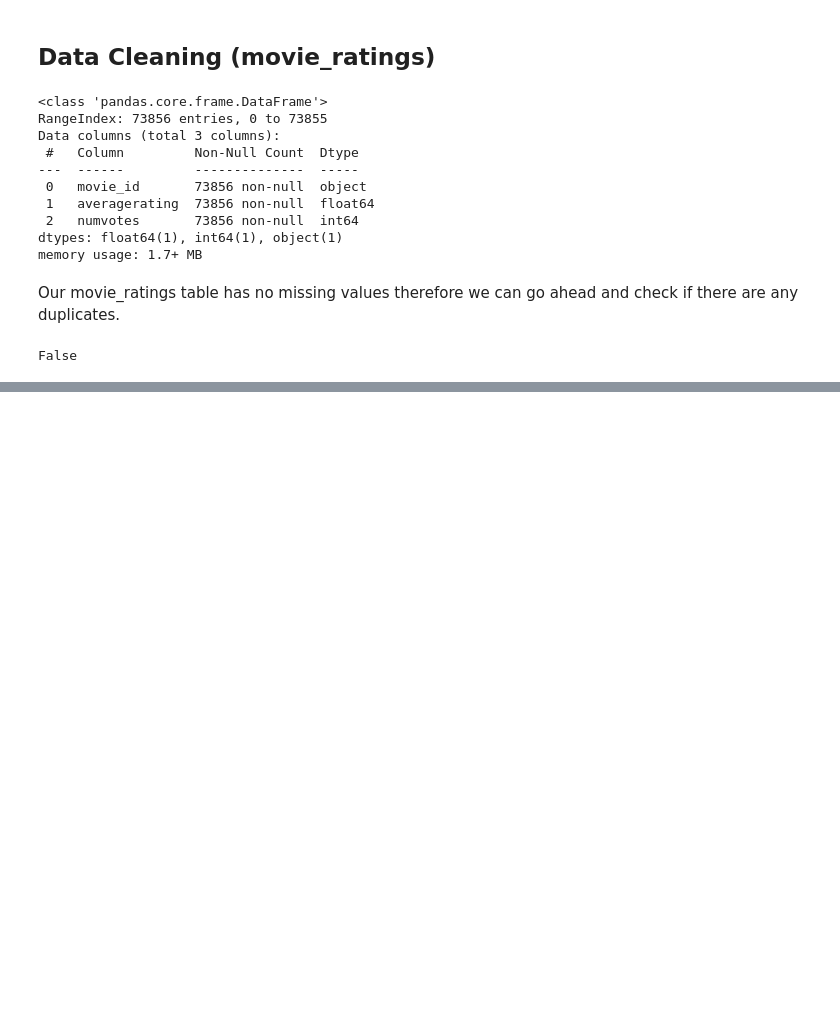
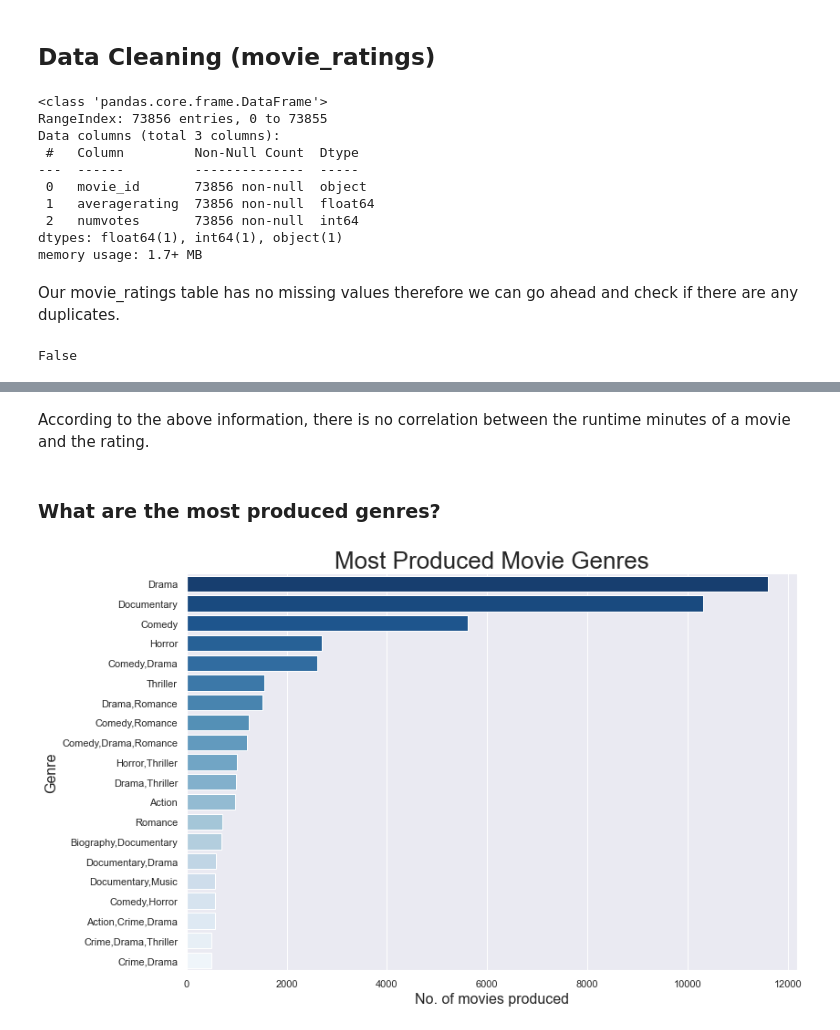
Before and after one commit to Gorreti/movies-analysis, a Jupyter notebook: movies-analysis.ipynb, the cells around one changed output, grey strips where cells are left out. Cells and saved outputs as stored; diff of their text form; code cells hidden in the pictures; blank space fills up the shorter version.

```diff
--- a/movies-analysis.ipynb
+++ b/movies-analysis.ipynb
@@ -578,0 +744,18 @@ False
+# %% [markdown]
+According to the above information, there is no correlation between the runtime minutes of a movie and the rating.
+# %% [markdown]
+### What are the most produced genres?
+# %%
+#top most produced genres
+count = moviesjoined_df['genres'].value_counts()
+count = count[:20,]
+plt.figure(figsize=(12,8))
+x = count.values
+y = count.index
+sns.barplot(x, y, orient = "h", palette = "Blues_r")
+plt.title("Most Produced Movie Genres", fontsize=26)
+plt.ylabel('Genre', fontsize=16)
+plt.xlabel('No. of movies produced', fontsize=16)
+plt.show()
+# %% [output]
+[figure, added]
```
Also changed, not shown: parts of 61 cells of this notebook.
